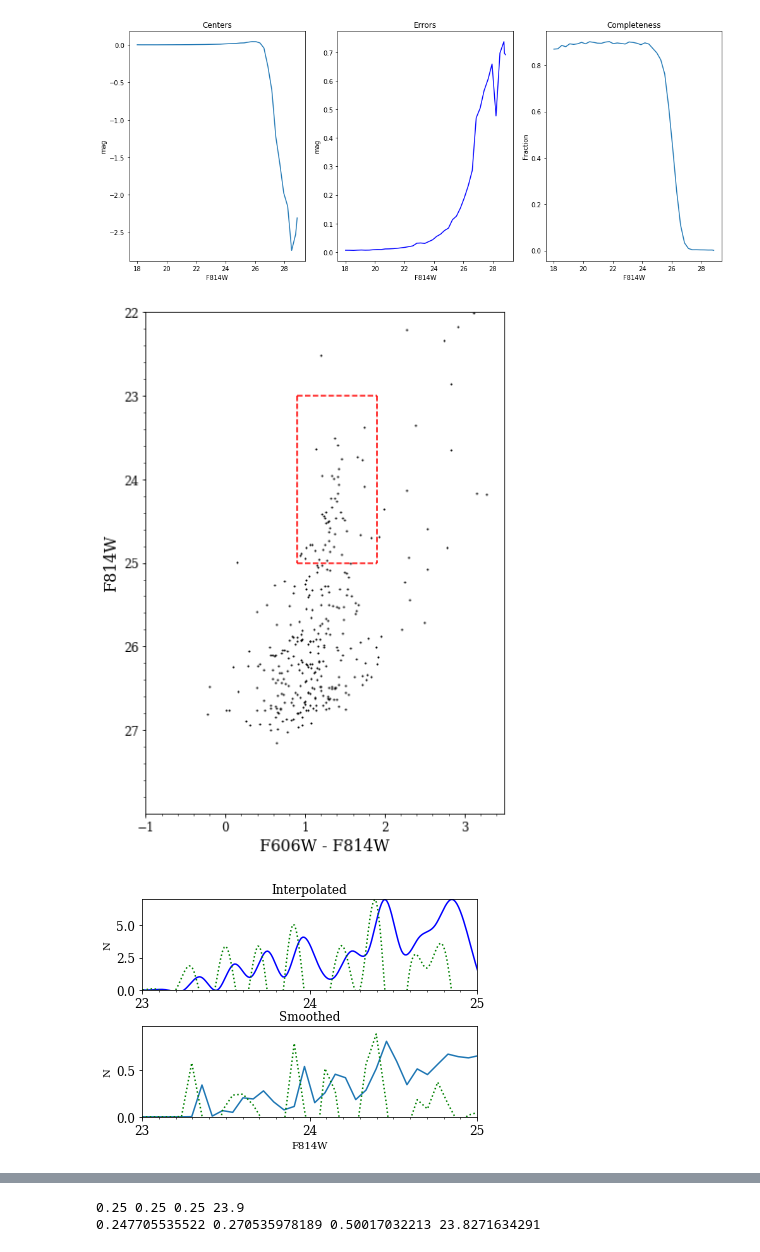
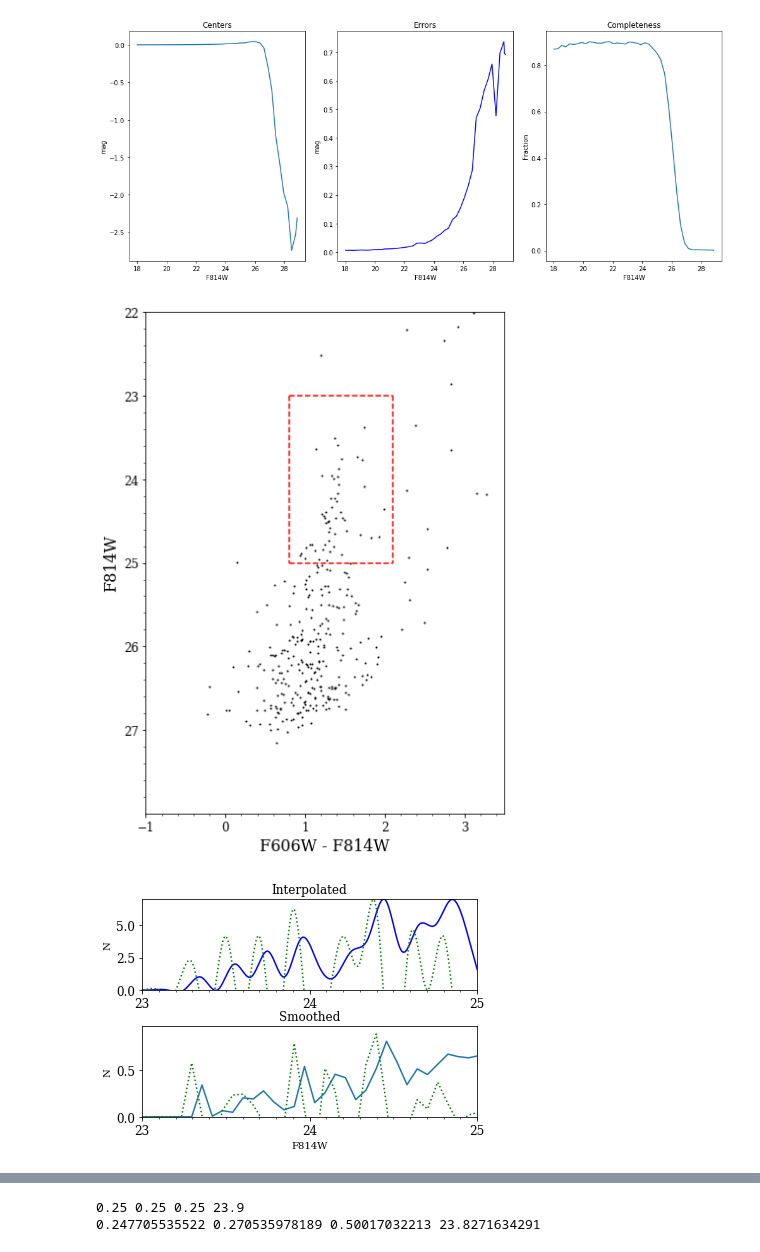
Before and after one commit to lucarizzi/hst-project, a Jupyter notebook: results/13856/CENA-131952/TRGB_GA.ipynb, the cells around one changed output, grey strips where cells are left out. Drawn from its saved outputs; the diff is of its cells as text; code cells hidden in the pictures.

```diff
--- a/results/13856/CENA-131952/TRGB_GA.ipynb
+++ b/results/13856/CENA-131952/TRGB_GA.ipynb
@@ -152,36 +152,35 @@ plt.rc('ytick',labelsize='12')
 cmd = plt.figure(figsize=(6,8))
 ax = cmd.add_subplot(1,1,1)
 ax.plot(realV-realI, realI,'o',markersize=1, color='black')
 
-PLT ={'cl' : 0.9, 'ch' : 1.9, 'ml' : 23, 'mh' : 25.0}
+PLT ={'cl' : 0.8, 'ch' : 2.1, 'ml' : 23, 'mh' : 25.0}
 
 ax.plot( [ PLT['cl'], PLT['cl']], [PLT['ml'], PLT['mh'] ] , '--', color='red')
 ax.plot( [ PLT['ch'], PLT['ch']], [PLT['ml'], PLT['mh'] ] , '--', color='red')
 ax.plot( [ PLT['cl'], PLT['ch']], [PLT['ml'], PLT['ml'] ] , '--', color='red')
 ax.plot( [ PLT['cl'], PLT['ch']], [PLT['mh'], PLT['mh'] ] , '--', color='red')
 
 xMajorTicks = np.arange(-1, 3.5, 1.0)
 xMinorTicks = np.arange(-1, 3.5, 0.2)
 yMajorTicks = np.arange(22, 28, 1.0)
 yMinorTicks = np.arange(22, 28, 0.2)
 
 ax.set_xticks(xMajorTicks)
 ax.set_xticks(xMinorTicks, minor=True)
 ax.set_yticks(yMajorTicks)
 ax.set_yticks(yMinorTicks, minor=True)
 
 
-
 ax.set_xlabel("%s - %s" %(band1,band2), fontsize=16)
 ax.set_ylabel(band2, fontsize=16)
 VRange=photDF.mag_V.values
 IRange=photDF.mag_I.values
 ax.set_xlim((-1,3.5))
 ax.set_ylim((28,22))
 cmd.tight_layout()
 plt.savefig('%scmd.ps' %prefix, dpi=300)
 # %% [output]
-[figure, old version]
+[figure, new version]
 # %%
 #luminosity function
 binsize = 0.1
@@ -270,7 +269,7 @@ fmagmin = np.amin(stI) #min(x[1] for x in farr)
 deg = 4
 np.random.seed(0)
 # %% [output]
-[figure, old version]
+[figure, new version]
 # %%
 #define several needed functions
 def idealLF(m,a,b,c,mTRGB):
```
Also changed, not shown: parts of 3 cells of this notebook, 51 other files.
